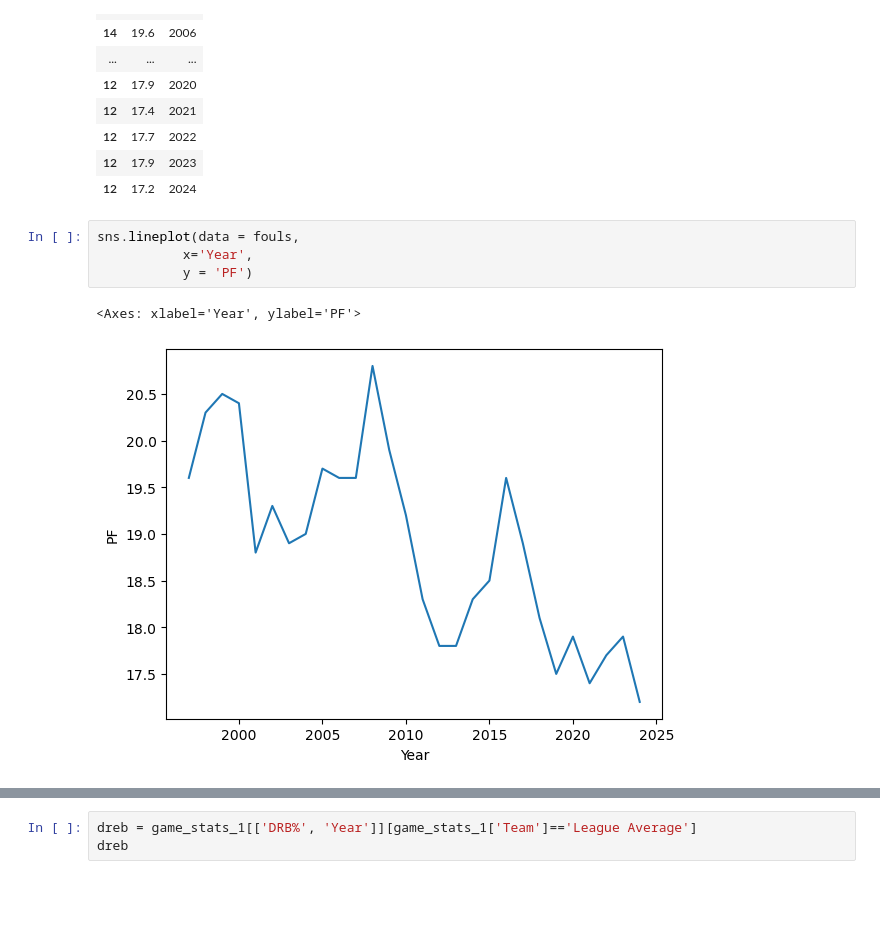
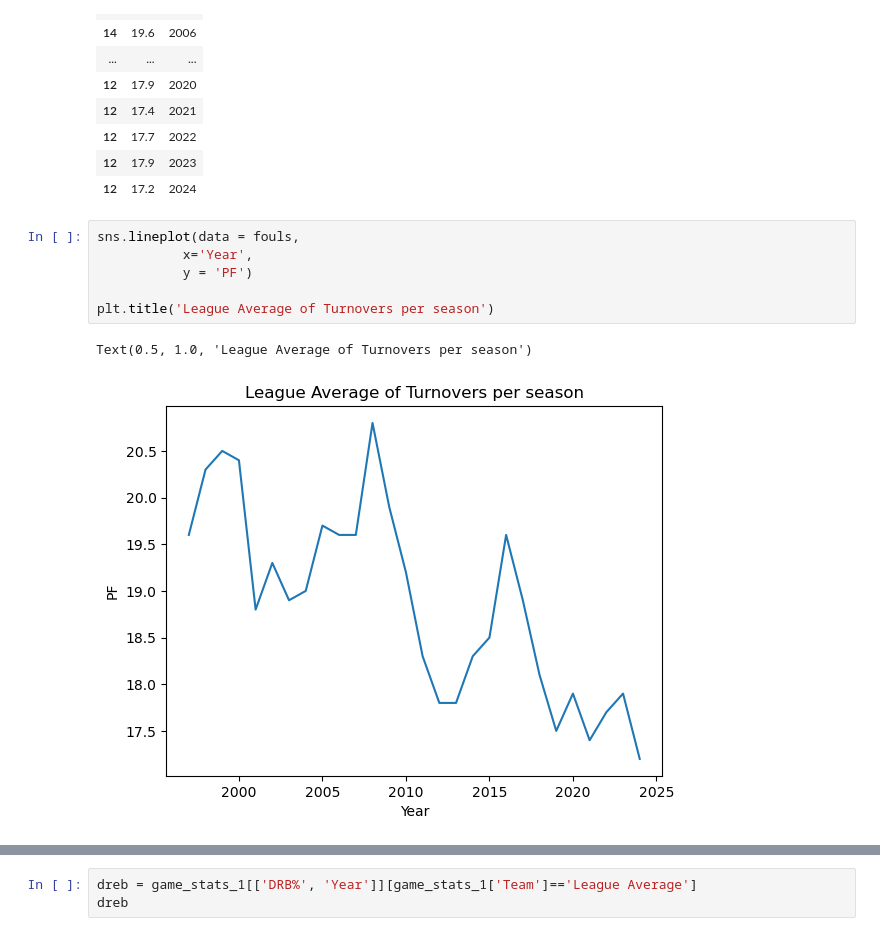
Before and after one commit to tasleem-m/Insight-into-the-WNBA, a Jupyter notebook: notebook/Capstone_copy.ipynb, the cells around one changed output, grey strips where cells are left out. Cells and saved outputs as stored; diff of their text form; blank space fills up the shorter version.

Commit message:
more visuals

```diff
--- a/notebook/Capstone_copy.ipynb
+++ b/notebook/Capstone_copy.ipynb
@@ -161,7 +257,9 @@ fouls
 # %%
 sns.lineplot(data = fouls,
            x='Year',
            y = 'PF')
+
+plt.title('League Average of Turnovers per season')
 # %% [output]
-<Axes: xlabel='Year', ylabel='PF'>
+Text(0.5, 1.0, 'League Average of Turnovers per season')
-[figure, old version]
+[figure, new version]
```
Also changed, not shown: parts of 14 cells of this notebook.
